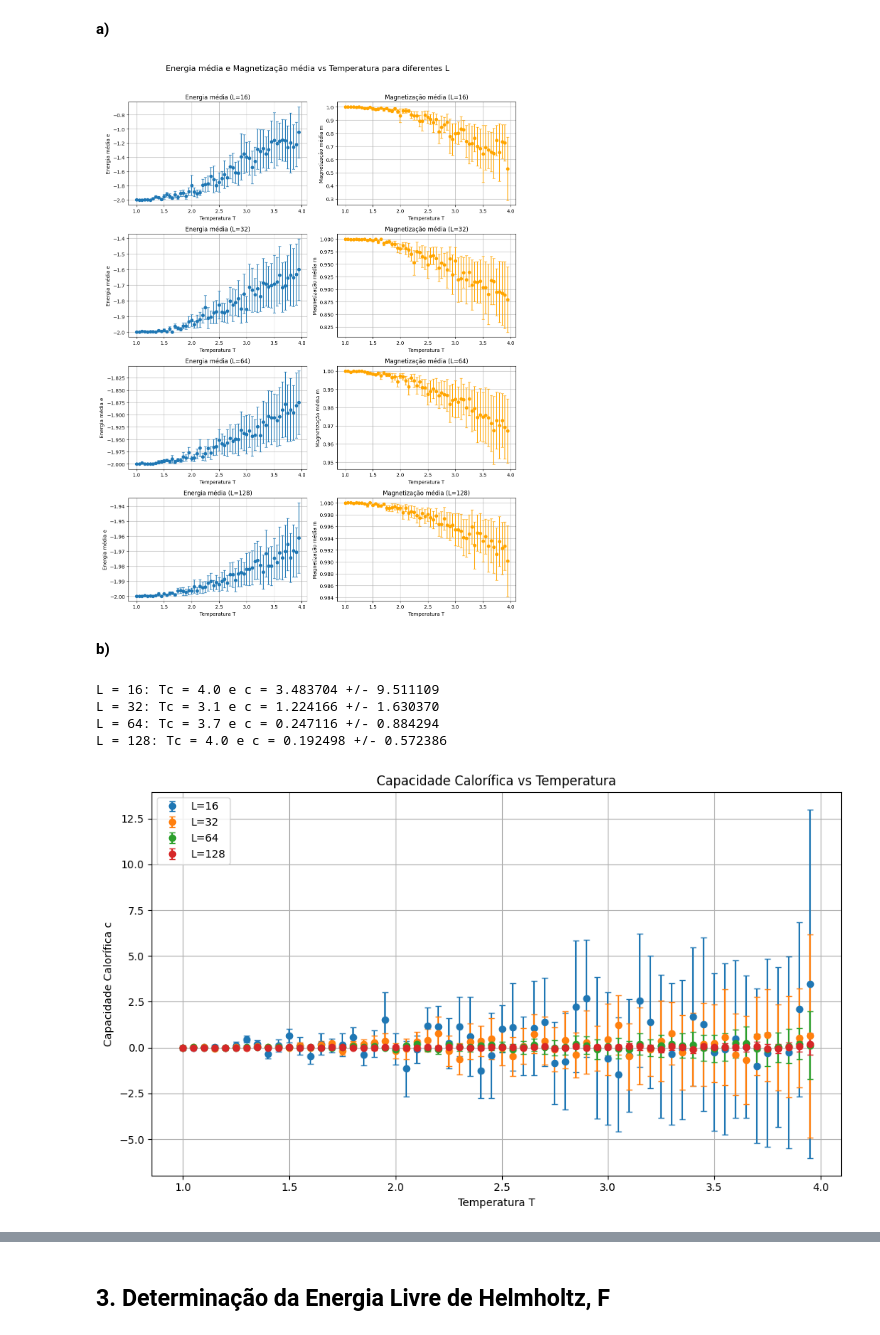
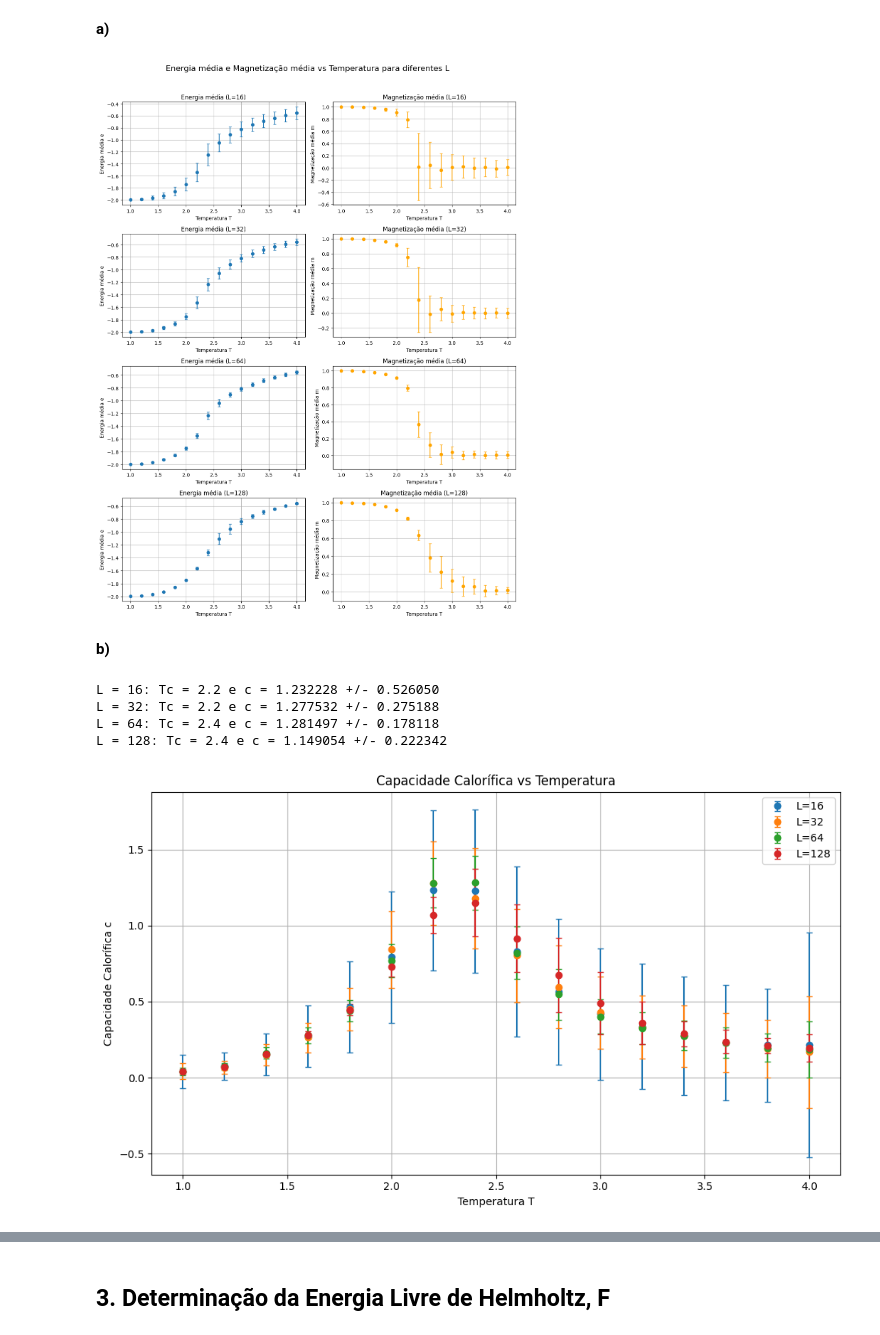
Before and after one commit to RafaelFernandesIST/FC_Grupo22, a Jupyter notebook: Projeto_1/projeto_1.ipynb, the cells around one changed output, grey strips where cells are left out. Drawn from its saved outputs; the diff is of its cells as text; code cells hidden in the pictures.

```diff
--- a/Projeto_1/projeto_1.ipynb
+++ b/Projeto_1/projeto_1.ipynb
@@ -145,7 +145,7 @@ def guesses_for_ef_and_tau(energy_vals, n_points):
     e0 = energy_vals[0]
 
     if e0 - ef_guess == 0: #(1)
-        return [ef_guess, 10**6]
+        return [ef_guess, 10**5]
 
     indices = np.random.choice(np.arange(1, len(energy_vals)), size=n_points, replace=False)
     taus = []
@@ -157,7 +157,7 @@ def guesses_for_ef_and_tau(energy_vals, n_points):
     if taus: #caso a lista seja não vazia
         return [ef_guess, np.mean(taus)]
     else:
-        return [ef_guess, 10**6]
+        return [ef_guess, 10**5]
 
 
 # Dicionário para guardar os parâmetros de ajuste
@@ -177,7 +177,7 @@ for i, L in enumerate(L_array):
         ef, tau = parameters
 
         # A chave (L,T) estará associada a um dicionário onde se guardam os valores ef e tau
-        fit_results[(L, T)] = {'ef': ef, 'tau': tau}
+        fit_results[(L, T)] = {'ef': ef, 'tau': min(100000, tau)}
 
 print("Resultados do ajuste (ef e tau):\n")
 for (L, T), params in fit_results.items():
@@ -221,8 +221,12 @@ plt.legend()
 plt.grid()
 plt.show()
 
+
+interp_tau = RegularGridInterpolator((L_array, T_array), tau_array, method='cubic')
+
+#Corrected Tau é apenas para visualização gráfico
 corrected_tau_array = np.array([[fit_results[l, t]['tau']  for t in T_array if t != 1] for l in L_array])
-interpolador_tau = RegularGridInterpolator((L_array, T_array[-3:]), corrected_tau_array, method='linear')
+corrected_interp_tau = RegularGridInterpolator((L_array, T_array[-3:]), corrected_tau_array, method='linear')
 
 # Representação gráfica (mapa de calor ou contorno)
 L_grid, T_grid = np.meshgrid(L_array, T_array[-3:], indexing='ij')
@@ -244,12 +248,12 @@ plt.show()
 # %% [markdown]
 **a)**
 # %%
-h = 0.05
-T_values = np.arange(1, 4, h)
-N_measurements = 1000
+h = 0.2
+T_values = np.arange(1, 4.1, h)
+N_measurements = 1000000 #alterar para 1 000 000
 
 # Iremos armazenar os resultados no seguinte dicionário:
-results = {L: {'T': [], 'e_mean': [], 'e_std': [], 'm_mean': [], 'm_std': []} for L in L_array}
+results = {L: {'T': [], 'e_mean': [], 'e2_mean': [], 'e_std': [], 'm_mean': [], 'm_std': []} for L in L_array}
 
 fig, axes = plt.subplots(4, 2, figsize=(12, 16))
 fig.suptitle('Energia média e Magnetização média vs Temperatura para diferentes L', fontsize=16)
@@ -257,40 +261,42 @@ fig.suptitle('Energia média e Magnetização média vs Temperatura para diferen
 for i, L in enumerate(L_array):
     for T in tqdm(T_values, desc=f"L={L}"):
         ising = IsingModel(L, T)
-        ising.iter_monte_carlo(N_measurements)
+        N_term = int(4*interp_tau((L,T)))
+        ising.iter_monte_carlo(N_term + N_measurements)
 
-        energies = np.array(ising.energies)/(L*L)
-        magnetizations = np.array(ising.magnetizations)/(L*L)
+        energies = np.array(ising.energies[-N_measurements:])/(L*L)
+        magnetizations = np.array(ising.magnetizations[-N_measurements:])/(L*L)
 
         e_mean = np.mean(energies)
+        e_squared_mean = np.mean(energies**2) # para 2c
         e_std = np.std(energies)
         m_mean = np.mean(magnetizations)
         m_std = np.std(magnetizations)
 
-        results[L]['T'].append(T)
         results[L]['e_mean'].append(e_mean)
+        results[L]['e2_mean'].append(e_squared_mean)
         results[L]['e_std'].append(e_std)
         results[L]['m_mean'].append(m_mean)
         results[L]['m_std'].append(m_std)
 
     #Para realizar o plot
     ax_e = axes[i, 0]
     ax_e.errorbar(T_values, results[L]['e_mean'], yerr=results[L]['e_std'], fmt='o', capsize=3, label=f'L={L}')
     ax_e.set_xlabel('Temperatura T')
     ax_e.set_ylabel('Energia média e')
     ax_e.set_title(f'Energia média (L={L})')
     ax_e.grid(True)
     ax_m = axes[i, 1]
     ax_m.errorbar(T_values, results[L]['m_mean'], yerr=results[L]['m_std'], fmt='o', capsize=3, color='orange', label=f'L={L}')
     ax_m.set_xlabel('Temperatura T')
     ax_m.set_ylabel('Magnetização média m')
     ax_m.set_title(f'Magnetização média (L={L})')
     ax_m.grid(True)
 
 plt.tight_layout(rect=[0, 0, 1, 0.96])
 plt.show()
 # %% [output]
-[figure, old version]
+[figure, new version]
 # %% [markdown]
 **b)**
 # %%
@@ -309,12 +315,12 @@ def discrete_derivative_for_data(T, Y, Y_err):
     return dY_values, Err_values
 
 for L in L_array:
-    c_values, c_error = discrete_derivative_for_data(results[L]['T'], results[L]['e_mean'], results[L]['e_std'])
+    c_values, c_error = discrete_derivative_for_data(T_values, results[L]['e_mean'], results[L]['e_std'])
     heat_capacities[L]['T'] = results[L]['T']
     heat_capacities[L]['c'] = c_values
     heat_capacities[L]['c_err'] = c_error
     idx_max = np.argmax(heat_capacities[L]['c'])
-    Tc = heat_capacities[L]['T'][idx_max]
+    Tc = T_values[idx_max]
     c, Error = heat_capacities[L]['c'][idx_max], heat_capacities[L]['c_err'][idx_max]
     print(f"L = {L}: Tc = {Tc:.1f} e c = {c:.6f} +/- {Error:.6f}")
 
@@ -324,7 +330,7 @@ for L in L_array:
 plt.figure(figsize=(10, 6))
 
 for L in L_array:
-    plt.errorbar(heat_capacities[L]['T'], heat_capacities[L]['c'], yerr=heat_capacities[L]['c_err'], fmt='o', capsize=3, label=f'L={L}')
+    plt.errorbar(T_values, heat_capacities[L]['c'], yerr=heat_capacities[L]['c_err'], fmt='o', capsize=3, label=f'L={L}')
 
 plt.xlabel('Temperatura T')
 plt.ylabel('Capacidade Calorífica c')
@@ -334,8 +340,8 @@ plt.legend()
 plt.tight_layout()
 plt.show()
 # %% [output]
-L = 16: Tc = 4.0 e c = 3.483704 +/- 9.511109
-L = 32: Tc = 3.1 e c = 1.224166 +/- 1.630370
-L = 64: Tc = 3.7 e c = 0.247116 +/- 0.884294
-L = 128: Tc = 4.0 e c = 0.192498 +/- 0.572386
+L = 16: Tc = 2.2 e c = 1.232228 +/- 0.526050
+L = 32: Tc = 2.2 e c = 1.277532 +/- 0.275188
+L = 64: Tc = 2.4 e c = 1.281497 +/- 0.178118
+L = 128: Tc = 2.4 e c = 1.149054 +/- 0.222342
-[figure, old version]
+[figure, new version]
```
Also changed, not shown: parts of 7 cells of this notebook.
